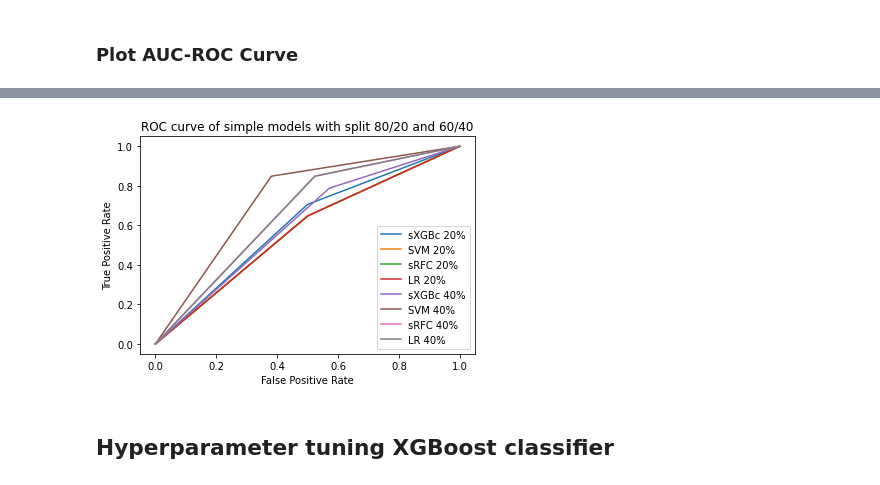
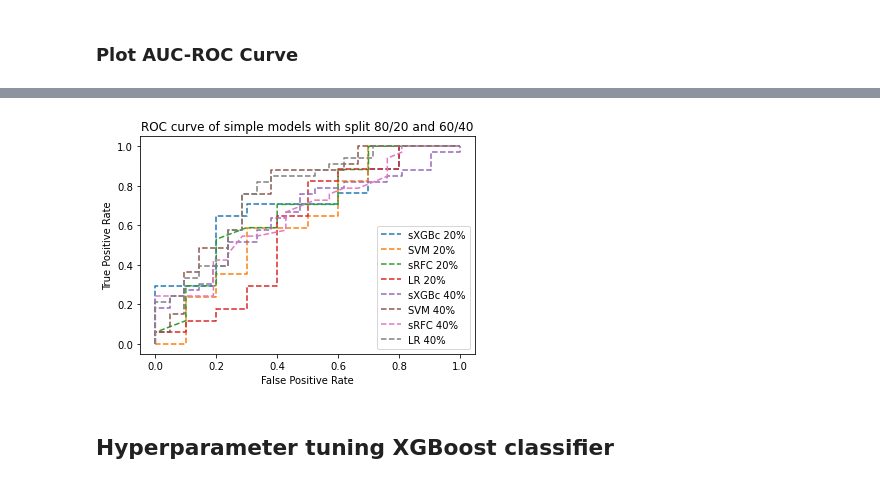
Before and after one commit to MartinMichaux/Predicting-Alzheimer-disease-Classification-Regression-Timeseries-Forecasting, a Jupyter notebook: classification/models_building.ipynb, the cells around one changed output, grey strips where cells are left out. Drawn from its saved outputs; the diff is of its cells as text; code cells hidden in the pictures.

```diff
--- a/classification/models_building.ipynb
+++ b/classification/models_building.ipynb
@@ -156,14 +184,19 @@ MCC = 0.07130240959073808
 # %% [markdown]
 ### Logistic Regression
+# %%
+def sLR(X_train,X_test,y_train,y_test):
+    model = LogisticRegression(random_state=0).fit(X_train,y_train)
+    preds = model.predict(X_test)
+    sLR_y_predicted = model.predict_proba(X_test)[:,1]
+
+    print(classification_report(y_test, preds))
+    print("Accuracy:", accuracy_score(y_test, preds))
+    print("MCC =",matthews_corrcoef(y_test, preds))
+
+    return sLR_y_predicted
 # %%
-model = LogisticRegression(random_state=0).fit(X_train_20,y_train_20)
-LR_y_predicted_20 = model.predict(X_test_20)
-
-model = LogisticRegression(random_state=0).fit(X_train_40,y_train_40)
-LR_y_predicted_40 = model.predict(X_test_40)
-
-# report performance
-print(classification_report(y_test_20, sLR_y_predicted_20))
-print("Accuracy:", accuracy_score(y_test_20, sLR_y_predicted_20))
-print("MCC =",matthews_corrcoef(y_test_20, sLR_y_predicted_20))
+print('Using 20% as test subset:')
+sLR_y_predicted_20 = sLR(X_train_20,X_test_20,y_train_20,y_test_20)
+print('Using 40% as test subset:')
+sLR_y_predicted_40 = sLR(X_train_40,X_test_40,y_train_40,y_test_40)
 # %% [output]
@@ -230,8 +259,7 @@ def rfe_xgb(X_train, y_train,learning_rate, n_estimators, max_depth,min_child_we
 ### Test on single XGB classifier using RFE selected features
 # %%
 #test rfe then simple XGB classifier
-newX_train,newX_test = rfe_xgb(X_train, y_train,0,0,0,0,0,0,0,simple=True)
-XGB_y_predicted = XGB_class(newX_train,newX_test,y_train,y_test,0,0,0,0,0,0,0,simple=True)
-y_test_20 = y_test
+newX_train,newX_test = rfe_xgb(X_train_20, y_train_20,X_test_20,0,0,0,0,0,0,0,simple=True)
+RFE_XGB_y_predicted = XGB_class(newX_train,newX_test,y_train_20,y_test_20,0,0,0,0,0,0,0,simple=True)
 # %% [output]
 We kept 56 features out of the 320
@@ -289,13 +303,14 @@ AUC = 0.748917748917749
 # %% [markdown]
 ### Plot AUC-ROC Curve
 # %%
-def roc(y_tests,y_predicted,models_name):
+def roc(y_tests,y_predicted,models_name,title):
     for i in range(len(y_predicted)):
         fpr, tpr, _ = metrics.roc_curve(y_tests[i],  y_predicted[i])
         #create ROC curve
-        plt.plot(fpr,tpr)
+        plt.plot(fpr, tpr, linestyle='--')
+
     plt.legend(models_name)
     plt.ylabel('True Positive Rate')
     plt.xlabel('False Positive Rate')
-    plt.title('ROC curve of simple models with split 80/20 and 60/40')
+    plt.title(title)
     plt.show()
@@ -302,10 +325,11 @@ def roc(y_tests,y_predicted,models_name):
 # %%
 y_tests = np.array([y_test_20,y_test_20,y_test_20,y_test_20,y_test_40,y_test_40,y_test_40,y_test_40])
-y_preds = np.array([sXGBc_y_predicted_20,sSVM_y_predicted_20,sRFC_y_predicted_20,LR_y_predicted_20,sXGBc_y_predicted_40,sSVM_y_predicted_40,sRFC_y_predicted_40,LR_y_predicted_40])
+y_preds = np.array([sXGBc_y_predicted_20,sSVM_y_predicted_20,sRFC_y_predicted_20,sLR_y_predicted_20,sXGBc_y_predicted_40,sSVM_y_predicted_40,sRFC_y_predicted_40,sLR_y_predicted_40])
 models_name=np.array(['sXGBc 20%','SVM 20%','sRFC 20%','LR 20%','sXGBc 40%','SVM 40%','sRFC 40%','LR 40%'])
-roc(y_tests,y_preds,models_name)
+title = 'ROC curve of simple models with split 80/20 and 60/40'
+roc(y_tests,y_preds,models_name,title)
 # %% [output]
-[figure, old version]
+[figure, new version]
 # %% [markdown]
 ## Hyperparameter tuning XGBoost classifier
 # %% [markdown]
```
Also changed, not shown: parts of 17 cells of this notebook, 17 other files.
